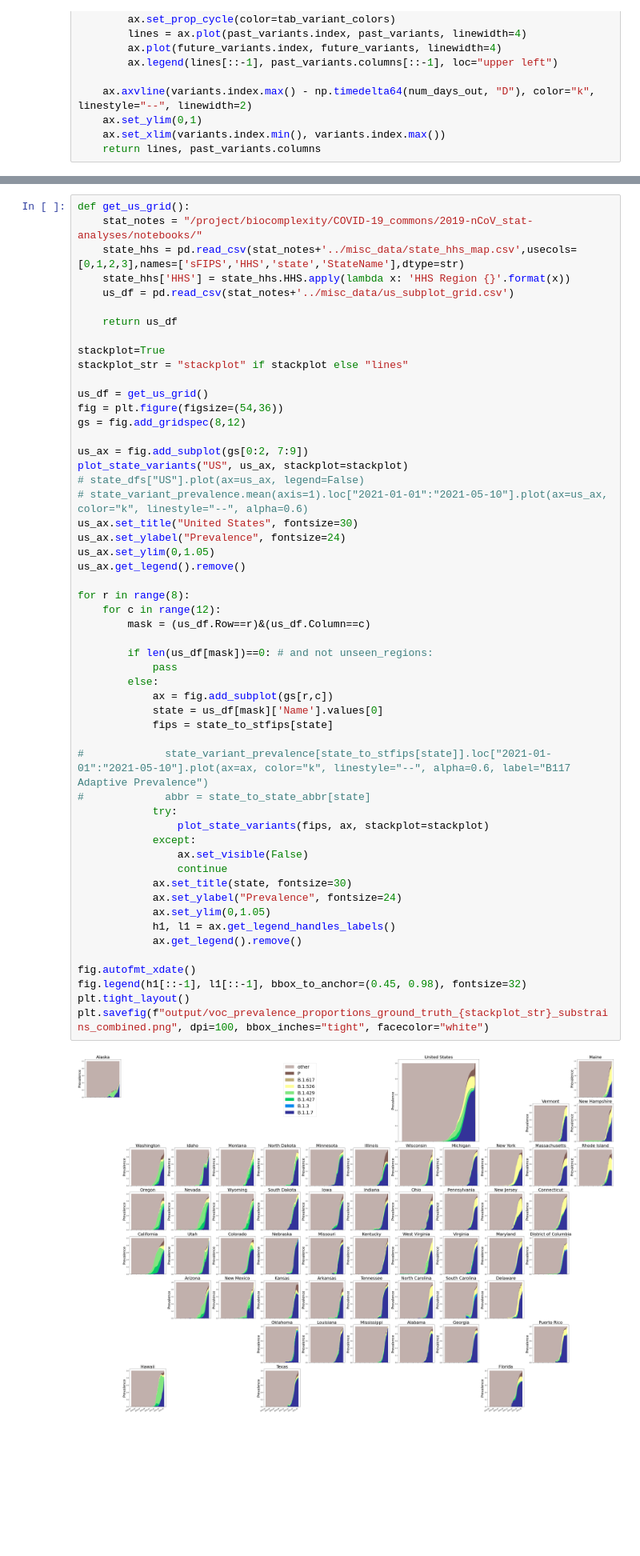
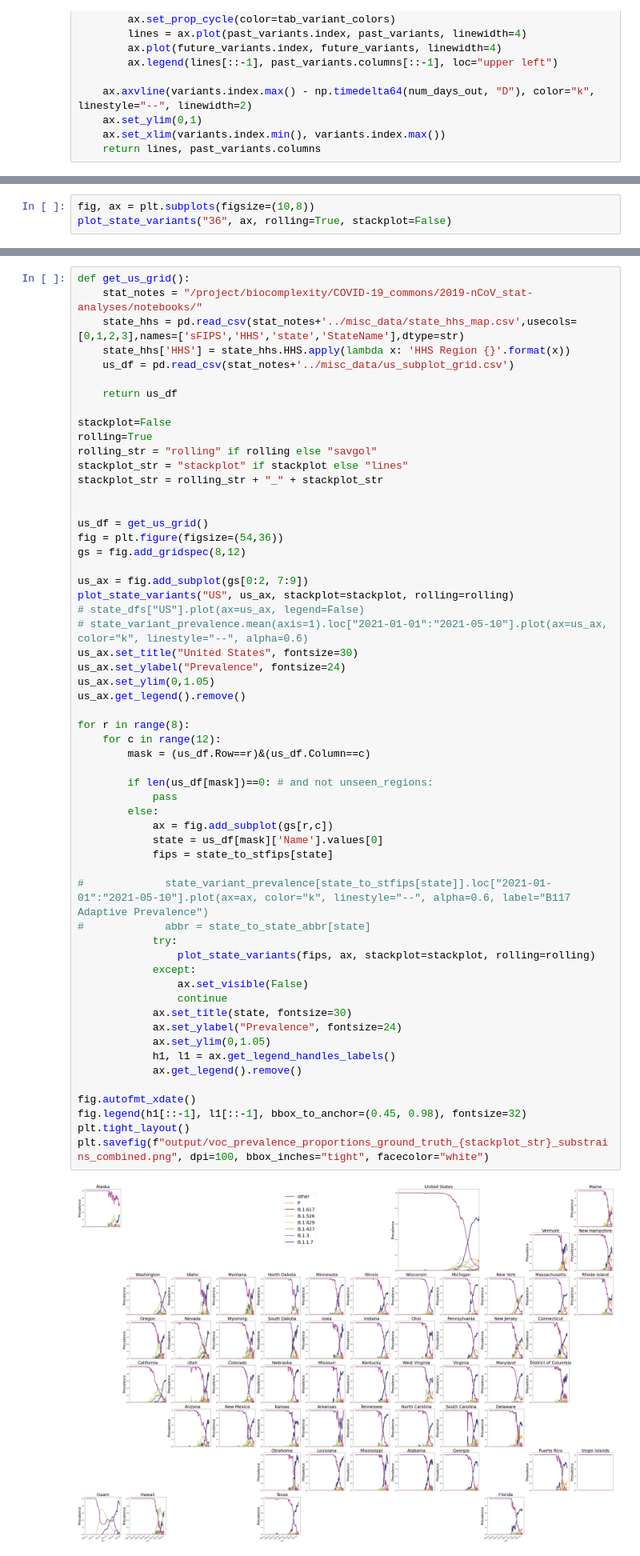
Before and after one commit to itsyosef/bionetworks, a Jupyter notebook: covid/notebooks/variant_muller_projection.ipynb, the cells around one changed output, grey strips where cells are left out. Shown at 80% size. Drawn from its saved outputs; the diff is of its cells as text; blank space fills up the shorter version.

Commit message:
Added in some data prep for variant tracking

```diff
--- a/covid/notebooks/variant_muller_projection.ipynb
+++ b/covid/notebooks/variant_muller_projection.ipynb
@@ -314,0 +390,3 @@ plot_state_variants("36", ax, stackplot=False)
+# %%
+fig, ax = plt.subplots(figsize=(10,8))
+plot_state_variants("36", ax, rolling=True, stackplot=False)
@@ -321,15 +401,19 @@ def get_us_grid():
 
     return us_df
 
-stackplot=True
+stackplot=False
+rolling=True
+rolling_str = "rolling" if rolling else "savgol"
 stackplot_str = "stackplot" if stackplot else "lines"
+stackplot_str = rolling_str + "_" + stackplot_str
+
 
 us_df = get_us_grid()
 fig = plt.figure(figsize=(54,36))
 gs = fig.add_gridspec(8,12)
 
 us_ax = fig.add_subplot(gs[0:2, 7:9])
-plot_state_variants("US", us_ax, stackplot=stackplot)
+plot_state_variants("US", us_ax, stackplot=stackplot, rolling=rolling)
 # state_dfs["US"].plot(ax=us_ax, legend=False)
 # state_variant_prevalence.mean(axis=1).loc["2021-01-01":"2021-05-10"].plot(ax=us_ax, color="k", linestyle="--", alpha=0.6)
 us_ax.set_title("United States", fontsize=30)
@@ -338,35 +422,35 @@ us_ax.set_ylim(0,1.05)
 us_ax.get_legend().remove()
 
 for r in range(8):
     for c in range(12):
         mask = (us_df.Row==r)&(us_df.Column==c)
 
         if len(us_df[mask])==0: # and not unseen_regions:
             pass
         else:
             ax = fig.add_subplot(gs[r,c])
             state = us_df[mask]['Name'].values[0]
             fips = state_to_stfips[state]
 
 #             state_variant_prevalence[state_to_stfips[state]].loc["2021-01-01":"2021-05-10"].plot(ax=ax, color="k", linestyle="--", alpha=0.6, label="B117 Adaptive Prevalence")
 #             abbr = state_to_state_abbr[state]
             try:
-                plot_state_variants(fips, ax, stackplot=stackplot)
+                plot_state_variants(fips, ax, stackplot=stackplot, rolling=rolling)
             except:
                 ax.set_visible(False)
                 continue
             ax.set_title(state, fontsize=30)
             ax.set_ylabel("Prevalence", fontsize=24)
             ax.set_ylim(0,1.05)
             h1, l1 = ax.get_legend_handles_labels()
             ax.get_legend().remove()
 
 fig.autofmt_xdate()
 fig.legend(h1[::-1], l1[::-1], bbox_to_anchor=(0.45, 0.98), fontsize=32)
 plt.tight_layout()
 plt.savefig(f"output/voc_prevalence_proportions_ground_truth_{stackplot_str}_substrains_combined.png", dpi=100, bbox_inches="tight", facecolor="white")
 # %% [output]
-[figure, old version]
+[figure, new version]
 # %%
 def get_us_grid():
     stat_notes = "/project/biocomplexity/COVID-19_commons/2019-nCoV_stat-analyses/notebooks/"
```
Also changed, not shown: parts of 25 cells of this notebook, 5 other files.
